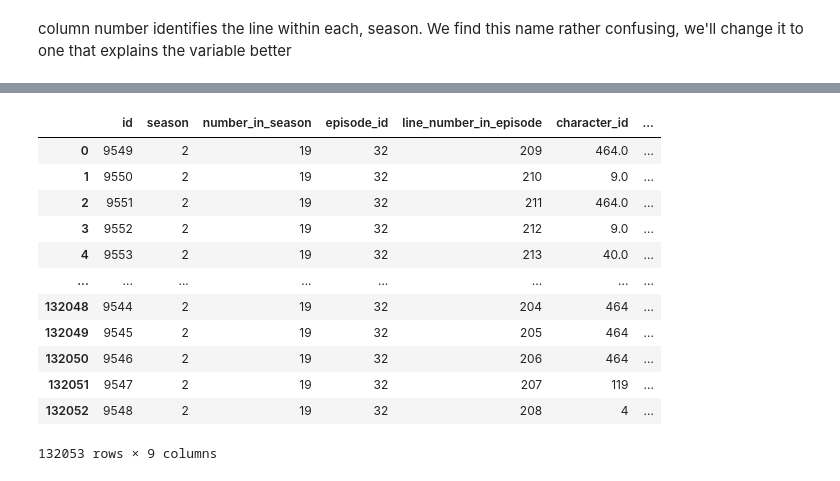
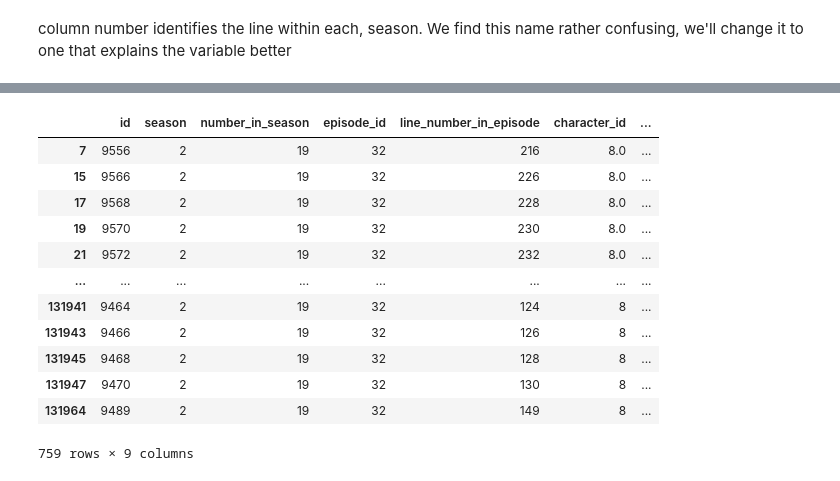
Before and after one commit to bmantepe/dv-simpsons2, a Jupyter notebook: src/eda_and_preprocess.ipynb, the cells around one changed output, grey strips where cells are left out. Drawn from its saved outputs; the diff is of its cells as text; code cells hidden in the pictures.

```diff
--- a/src/eda_and_preprocess.ipynb
+++ b/src/eda_and_preprocess.ipynb
@@ -200,18 +451,18 @@ data[data['episode_id'] ==  28]
-# %%
-data
-# %% [output]
-|  | id | season | number_in_season | episode_id | line_number_in_episode | character_id | ... |
-| 0 | 9549 | 2 | 19 | 32 | 209 | 464.0 | ... |
-| 1 | 9550 | 2 | 19 | 32 | 210 | 9.0 | ... |
-| 2 | 9551 | 2 | 19 | 32 | 211 | 464.0 | ... |
-| 3 | 9552 | 2 | 19 | 32 | 212 | 9.0 | ... |
-| 4 | 9553 | 2 | 19 | 32 | 213 | 40.0 | ... |
-| ... | ... | ... | ... | ... | ... | ... | ... |
-| 132048 | 9544 | 2 | 19 | 32 | 204 | 464 | ... |
-| 132049 | 9545 | 2 | 19 | 32 | 205 | 464 | ... |
-| 132050 | 9546 | 2 | 19 | 32 | 206 | 464 | ... |
-| 132051 | 9547 | 2 | 19 | 32 | 207 | 119 | ... |
-| 132052 | 9548 | 2 | 19 | 32 | 208 | 4 | ... |
-132053 rows × 9 columns
+# %%
+data[(data['season'] == 2) & (data['raw_character_text'] == 'Bart Simpson')]
+# %% [output]
+|  | id | season | number_in_season | episode_id | line_number_in_episode | character_id | ... |
+| 7 | 9556 | 2 | 19 | 32 | 216 | 8.0 | ... |
+| 15 | 9566 | 2 | 19 | 32 | 226 | 8.0 | ... |
+| 17 | 9568 | 2 | 19 | 32 | 228 | 8.0 | ... |
+| 19 | 9570 | 2 | 19 | 32 | 230 | 8.0 | ... |
+| 21 | 9572 | 2 | 19 | 32 | 232 | 8.0 | ... |
+| ... | ... | ... | ... | ... | ... | ... | ... |
+| 131941 | 9464 | 2 | 19 | 32 | 124 | 8 | ... |
+| 131943 | 9466 | 2 | 19 | 32 | 126 | 8 | ... |
+| 131945 | 9468 | 2 | 19 | 32 | 128 | 8 | ... |
+| 131947 | 9470 | 2 | 19 | 32 | 130 | 8 | ... |
+| 131964 | 9489 | 2 | 19 | 32 | 149 | 8 | ... |
+759 rows × 9 columns
 # %%
 data.to_csv('../data/simpsons_script_lines_cleaned.csv', index=False)
```
Also changed, not shown: parts of 65 cells of this notebook, 3 other files.
